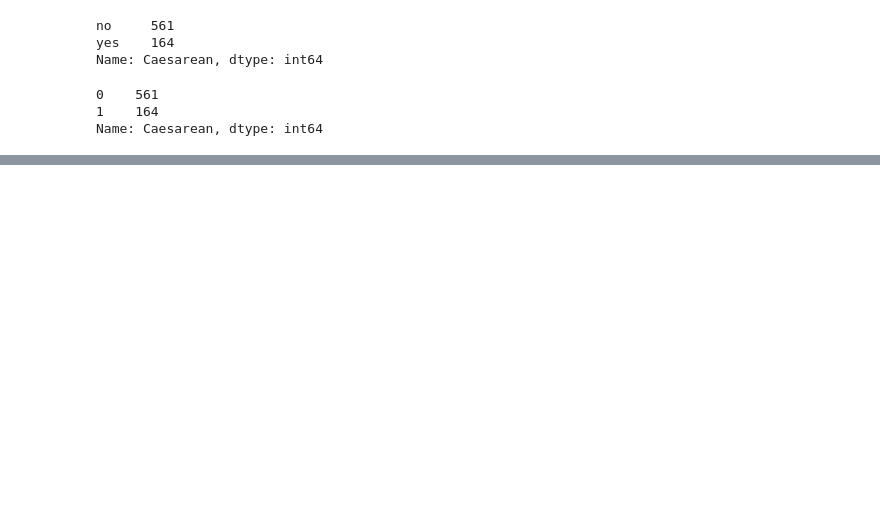
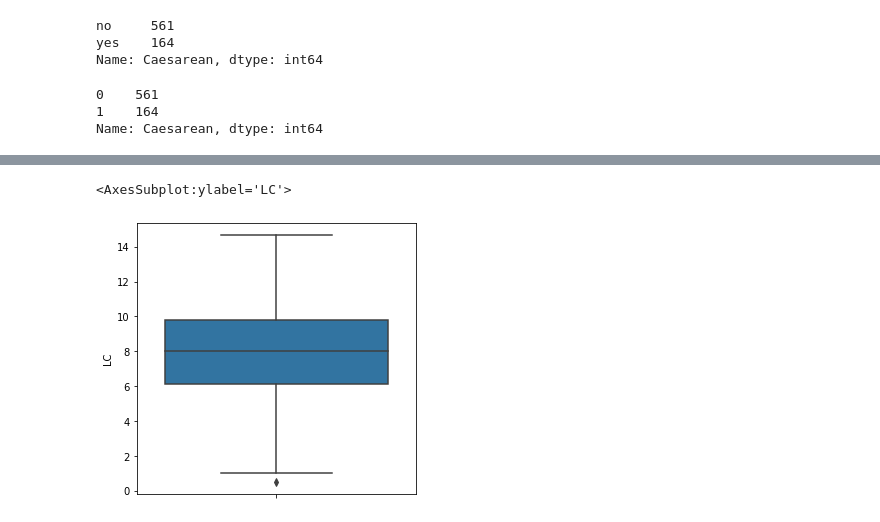
Before and after one commit to nishanavnathnikam/edu-python, a Jupyter notebook: Outlier.ipynb, the cells around one changed output, grey strips where cells are left out. Saved outputs shown, nothing was run; the diff lists cells and outputs as text; code cells hidden in the pictures; blank space fills up the shorter version.

```diff
--- a/Outlier.ipynb
+++ b/Outlier.ipynb
@@ -185,0 +251,6 @@ NameError: name 'LC' is not defined
+# %%
+fig=plt.figure(figsize=(5,5))
+sns.boxplot(data=data1,y="LC")
+# %% [output]
+<AxesSubplot:ylabel='LC'>
+[figure, added]
```
Also changed, not shown: parts of 143 cells of this notebook.
